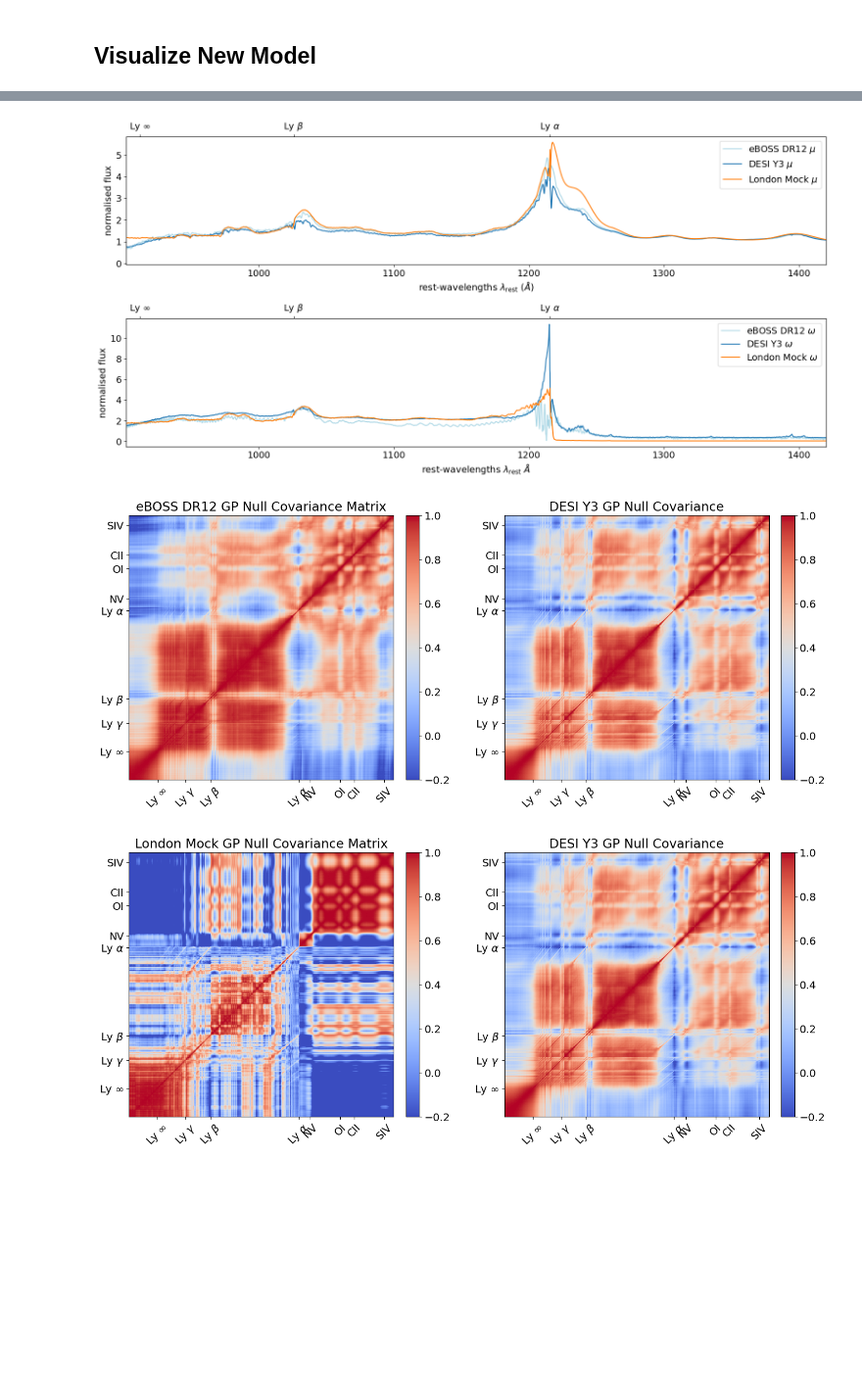
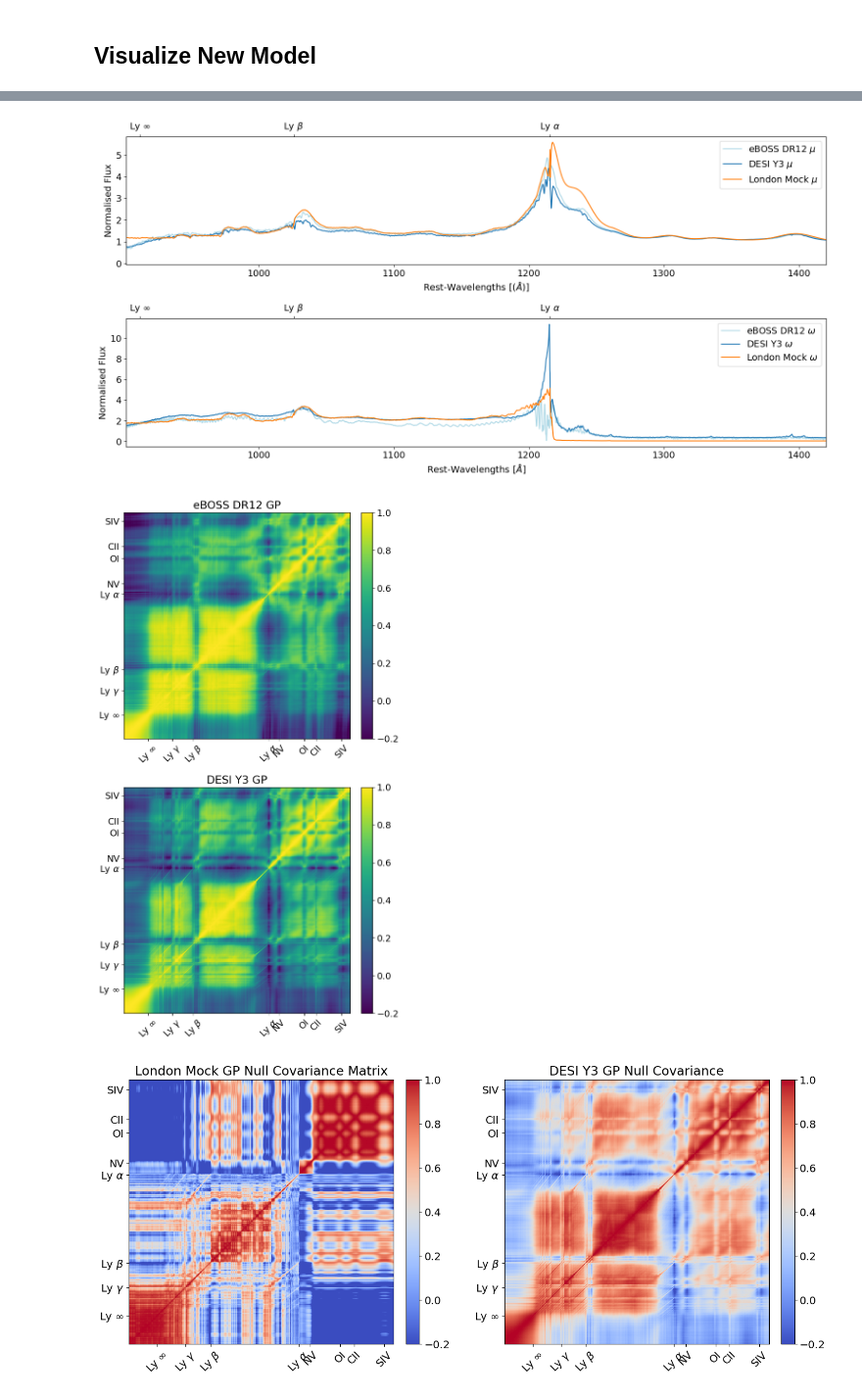
Before and after one commit to jibanCat/desi_gpy_dla_detection, a Jupyter notebook: notebooks/Visualize Model.ipynb, the cells around one changed output, grey strips where cells are left out. Shown at 98% size. Cells and saved outputs as stored; diff of their text form; code cells hidden in the pictures; blank space fills up the shorter version.

```diff
--- a/notebooks/Visualize Model.ipynb
+++ b/notebooks/Visualize Model.ipynb
@@ -34,8 +34,10 @@ cmap = cm.get_cmap('viridis')
 matplotlib.rcParams.update({'font.size' : 14})
 
 # matplotlib.use('PDF')
-
-save_figure = lambda filename : plt.savefig("{}.pdf".format(filename), format="pdf", dpi=300)
+base_dir = "/Users/jibanmac/Documents/Latex/gp_dla_desi_y3/figures/"
+save_figure = lambda filename : plt.savefig(
+    os.path.join(base_dir, "{}.pdf".format(filename)), format="pdf", dpi=300
+    )
 # %%
 import torch
 # %% [markdown]
@@ -165,8 +167,8 @@ ax[0].plot(
 
 
 ax[0].legend()
-ax[0].set_xlabel(r"rest-wavelengths $\lambda_{\mathrm{rest}}$ $(\AA)$")
-ax[0].set_ylabel(r"normalised flux")
+ax[0].set_xlabel(r"Rest-Wavelengths [$(\AA)$]")
+ax[0].set_ylabel(r"Normalised Flux")
 ax[0].set_xlim([min_lambda, max_lambda])
 
 ax02 = ax[0].twiny()
@@ -183,8 +185,8 @@ ax[1].plot(
     london_model.rest_wavelengths, np.exp(london_model.log_omega), label=r"London Mock $\omega$", )
 
 ax[1].legend()
-ax[1].set_xlabel(r"rest-wavelengths $\lambda_{\mathrm{rest}}$ $\AA$")
-ax[1].set_ylabel(r"normalised flux")
+ax[1].set_xlabel(r"Rest-Wavelengths [$\AA$]")
+ax[1].set_ylabel(r"Normalised Flux")
 ax[1].set_xlim([min_lambda, max_lambda])
 
 ax12 = ax[1].twiny()
@@ -196,7 +198,7 @@ plt.tight_layout()
 save_figure("mu_omega_changes")
 # plt.clf()
 # %% [output]
-[figure, old version]
+[figure, new version]
 # %%
 import matplotlib.pyplot as plt
 import numpy as np
@@ -204,8 +206,8 @@ import numpy as np
 def plot_covariance_matrices(
     qso_model, loa_model, lyman_limit, lya_wavelength, lyb_wavelength,
     lyg_wavelength, nv_wavelength, oi_wavelength, cii_wavelength, siv_wavelength,
-    save_path="covariance_matrix_comparison.png",title1="eBOSS DR12 GP Null Covariance Matrix",
-    title2="DESI Y3 GP Null Covariance",
+    save_path="covariance_matrix_comparison.png",title1="eBOSS DR12 GP",
+    title2="DESI Y3 GP",
 ):
     """
     Plot side-by-side covariance matrices for qso_model and loa_model with colorbars.
@@ -253,39 +255,40 @@ def plot_covariance_matrices(
     tick_labels = [
         r"Ly $\infty$", r"Ly $\gamma$", r"Ly $\beta$", r"Ly $\alpha$",
         r"NV", r"OI", r"CII", r"SIV"
     ]
 
     # Create side-by-side subplots
-    fig, axes = plt.subplots(1, 2, figsize=(14, 6))
+    fig, axes = plt.subplots(2, 1, figsize=(7, 12))
 
     # Plot QSO Model Covariance Matrix
-    im1 = axes[0].imshow(qso_model.C, origin="lower", cmap="coolwarm", vmin=-0.2, vmax=1)
+    im1 = axes[0].imshow(qso_model.C, origin="lower", cmap="viridis", vmin=-0.2, vmax=1)
     axes[0].set_title(title1)
     axes[0].set_xticks(get_tick_positions(qso_scale))
     axes[0].set_xticklabels(tick_labels, rotation=45)
     axes[0].set_yticks(get_tick_positions(qso_scale))
     axes[0].set_yticklabels(tick_labels)
 
     # Plot LOA Model Covariance Matrix
-    im2 = axes[1].imshow(loa_model.C, origin="lower", cmap="coolwarm", vmin=-0.2, vmax=1)
+    im2 = axes[1].imshow(loa_model.C, origin="lower", cmap="viridis", vmin=-0.2, vmax=1)
     axes[1].set_title(title2)
     axes[1].set_xticks(get_tick_positions(loa_scale))
     axes[1].set_xticklabels(tick_labels, rotation=45)
     axes[1].set_yticks(get_tick_positions(loa_scale))
     axes[1].set_yticklabels(tick_labels)
 
     # Add colorbars
     fig.colorbar(im1, ax=axes[0], fraction=0.046, pad=0.04, )
     fig.colorbar(im2, ax=axes[1], fraction=0.046, pad=0.04, )
 
     plt.tight_layout()
-    plt.savefig(save_path, dpi=300)
-    plt.show()
+    # plt.savefig(save_path, dpi=300)
+    # plt.show()
 
 # Example usage:
 plot_covariance_matrices(qso_model, loa_model, lyman_limit, lya_wavelength, lyb_wavelength, lyg_wavelength, nv_wavelength, oi_wavelength, cii_wavelength, siv_wavelength)
+save_figure("covariance_matrix_comparison")
 # %% [output]
-[figure, old version]
+[figure, new version]
 # %%
 plot_covariance_matrices(london_model, loa_model, lyman_limit, lya_wavelength, lyb_wavelength, lyg_wavelength, nv_wavelength, oi_wavelength, cii_wavelength, siv_wavelength, title1="London Mock GP Null Covariance Matrix", title2="DESI Y3 GP Null Covariance", save_path="covariance_matrix_comparison_london_loa.png")
 # %% [output]
```
Also changed, not shown: parts of 1 cell of this notebook, 2 other files.
